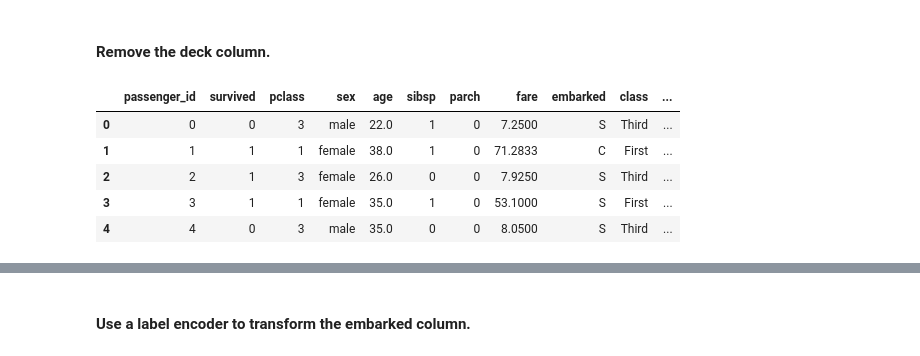
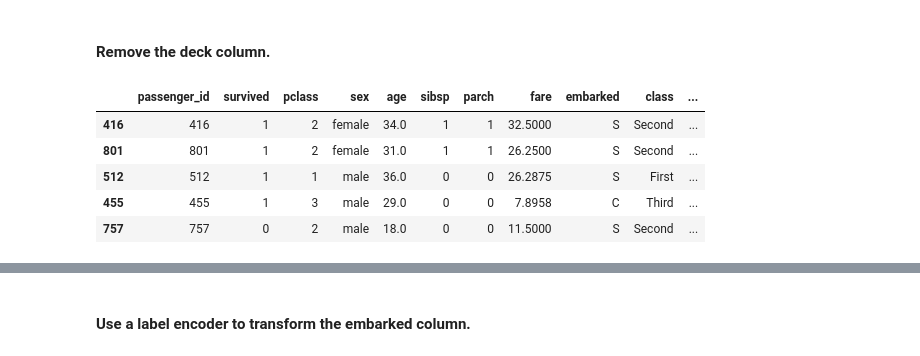
Before and after one commit to davidtenorio1/ds-methodologies-exercises, a Jupyter notebook: classification/classification_exercises.ipynb, the cells around one changed output, grey strips where cells are left out. Drawn from its saved outputs; the diff is of its cells as text; code cells hidden in the pictures.

```diff
--- a/classification/classification_exercises.ipynb
+++ b/classification/classification_exercises.ipynb
@@ -296,8 +292,14 @@ dtype: int64
 titanic.fillna(np.nan, inplace=True)
 # %%
 # Fill in missing values in embarked and embark_town with mode imputer
+# %%
+# Split data into train and test. We must split our data before using an imputer.
+train, test = train_test_split(titanic, train_size=.7, random_state=123)
 # %%
 imputer_mode = SimpleImputer(missing_values=np.nan, strategy = 'most_frequent')
-titanic['embarked'] = imputer_mode.fit_transform(titanic[['embarked']])
-titanic['embark_town'] = imputer_mode.fit_transform(titanic[['embark_town']])
+train['embarked'] = imputer_mode.fit_transform(train[['embarked']])
+train['embark_town'] = imputer_mode.fit_transform(train[['embark_town']])
+# Do the same for test data in case there are any nulls
+test['embarked'] = imputer_mode.fit_transform(test[['embarked']])
+test['embark_town'] = imputer_mode.fit_transform(test[['embark_town']])
 # %%
@@ -321,12 +341,14 @@ dtype: int64
 # %% [markdown]
 #### Remove the deck column.
 # %%
-titanic.drop(columns=['deck'], inplace = True)
-titanic.head()
+train.drop(columns=['deck'], inplace = True)
+test.drop(columns=['deck'], inplace = True)
-# %% [output]
-|  | passenger_id | survived | pclass | sex | age | sibsp | parch | fare | embarked | class | ... |
-| 0 | 0 | 0 | 3 | male | 22.0 | 1 | 0 | 7.2500 | S | Third | ... |
-| 1 | 1 | 1 | 1 | female | 38.0 | 1 | 0 | 71.2833 | C | First | ... |
-| 2 | 2 | 1 | 3 | female | 26.0 | 0 | 0 | 7.9250 | S | Third | ... |
-| 3 | 3 | 1 | 1 | female | 35.0 | 1 | 0 | 53.1000 | S | First | ... |
-| 4 | 4 | 0 | 3 | male | 35.0 | 0 | 0 | 8.0500 | S | Third | ... |
+# %%
+train.head()
+# %% [output]
+|  | passenger_id | survived | pclass | sex | age | sibsp | parch | fare | embarked | class | ... |
+| 416 | 416 | 1 | 2 | female | 34.0 | 1 | 1 | 32.5000 | S | Second | ... |
+| 801 | 801 | 1 | 2 | female | 31.0 | 1 | 1 | 26.2500 | S | Second | ... |
+| 512 | 512 | 1 | 1 | male | 36.0 | 0 | 0 | 26.2875 | S | First | ... |
+| 455 | 455 | 1 | 3 | male | 29.0 | 0 | 0 | 7.8958 | C | Third | ... |
+| 757 | 757 | 0 | 2 | male | 18.0 | 0 | 0 | 11.5000 | S | Second | ... |
```
Also changed, not shown: parts of 27 cells of this notebook, 1 other file.
